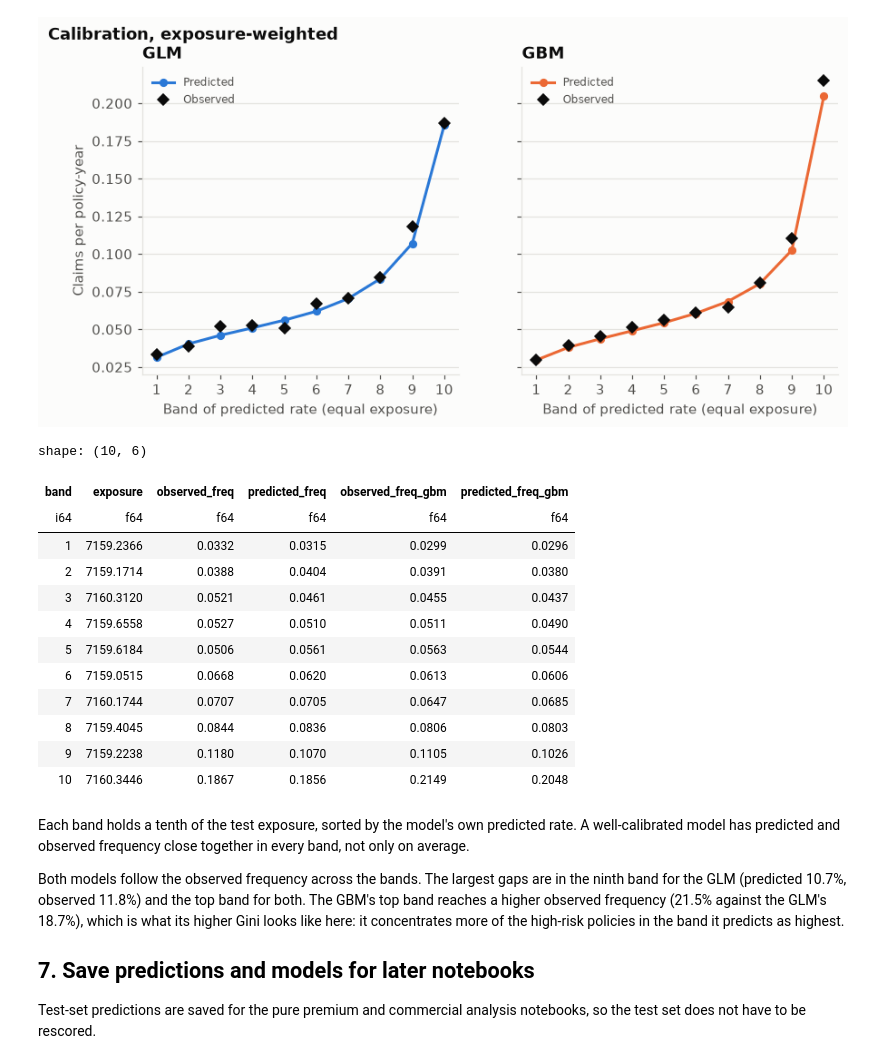
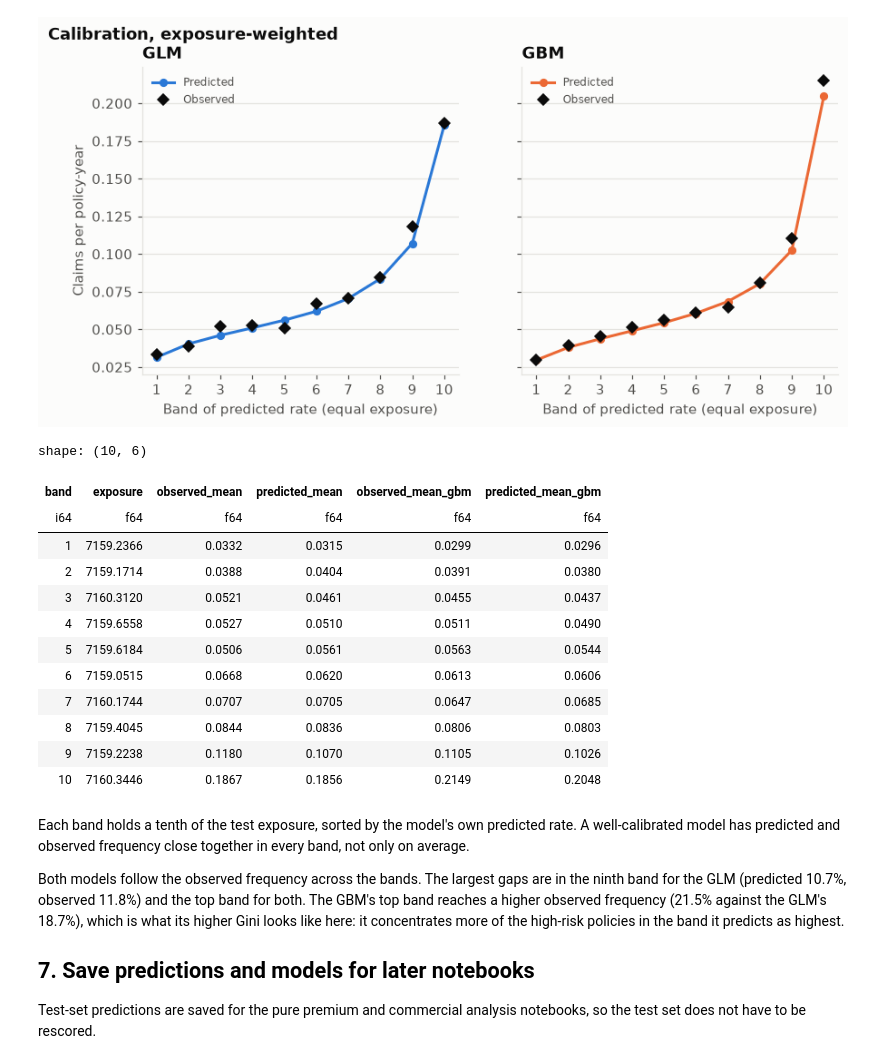
Before and after one commit to liamhavers/motor-pricing-model, a Jupyter notebook: notebooks/02_frequency.ipynb, the cells around one changed output. Saved outputs shown, nothing was run; the diff lists cells and outputs as text; code cells hidden in the pictures.

```diff
--- a/notebooks/02_frequency.ipynb
+++ b/notebooks/02_frequency.ipynb
@@ -225,7 +225,7 @@ gbm = FrequencyGBM(gbm_params, gbm_rounds).fit(X_train_gbm, y_train, e_train)
 test_b = add_glm_bands(test)
 y_test, e_test = test["ClaimNb"].to_numpy(), test["Exposure"].to_numpy()
 pred_test = {
-    "GLM": predict_rate(glm, glm_design_matrix(test_b, levels, base)),
+    "GLM": predict(glm, glm_design_matrix(test_b, levels, base)),
     "GBM": gbm.predict_rate(gbm_matrix(test)),
 }
 test_scores = pl.DataFrame([{"model": m, **score(y_test, pred_test[m], e_test)} for m in pred_test])
@@ -257,12 +257,12 @@ plt.show()
 # %% [output]
 [figure]
 # %%
-calib["GLM"].select("band", "exposure", "observed_freq", "predicted_freq").join(
-    calib["GBM"].select("band", "observed_freq", "predicted_freq"), on="band", suffix="_gbm"
+calib["GLM"].select("band", "weight", "observed_mean", "predicted_mean").rename({"weight": "exposure"}).join(
+    calib["GBM"].select("band", "observed_mean", "predicted_mean"), on="band", suffix="_gbm"
 )
 # %% [output]
 shape: (10, 6)
-| band | exposure | observed_freq | predicted_freq | observed_freq_gbm | predicted_freq_gbm |
+| band | exposure | observed_mean | predicted_mean | observed_mean_gbm | predicted_mean_gbm |
 | i64 | f64 | f64 | f64 | f64 | f64 |
 | 1 | 7159.2366 | 0.0332 | 0.0315 | 0.0299 | 0.0296 |
 | 2 | 7159.1714 | 0.0388 | 0.0404 | 0.0391 | 0.0380 |
```
Also changed, not shown: parts of 2 cells of this notebook, 16 other files.
